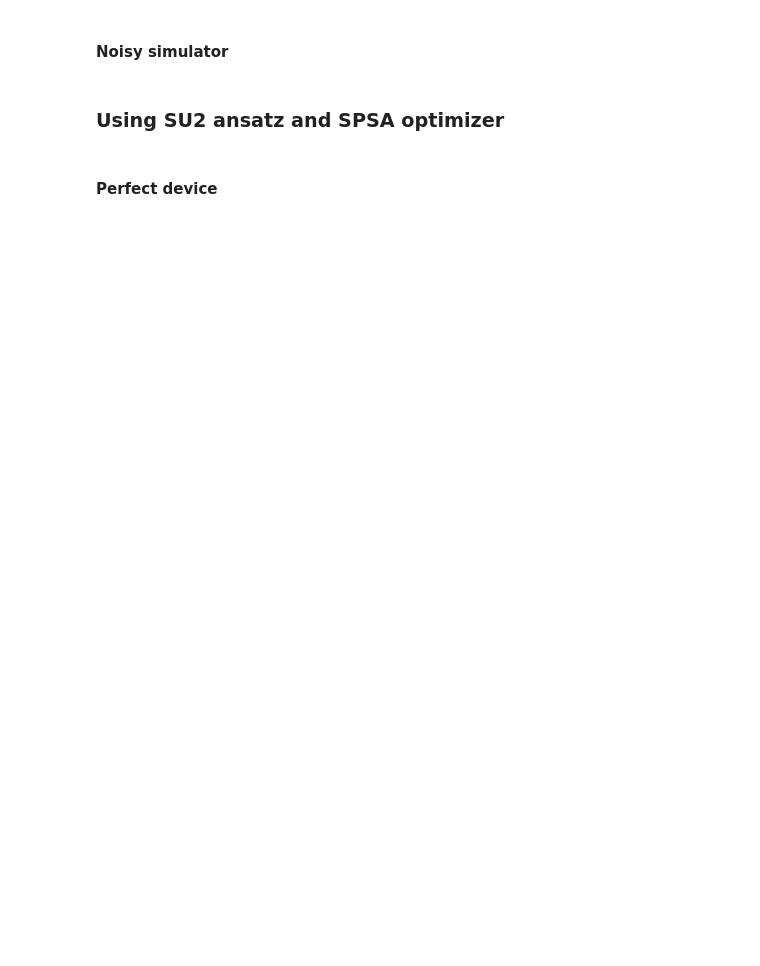
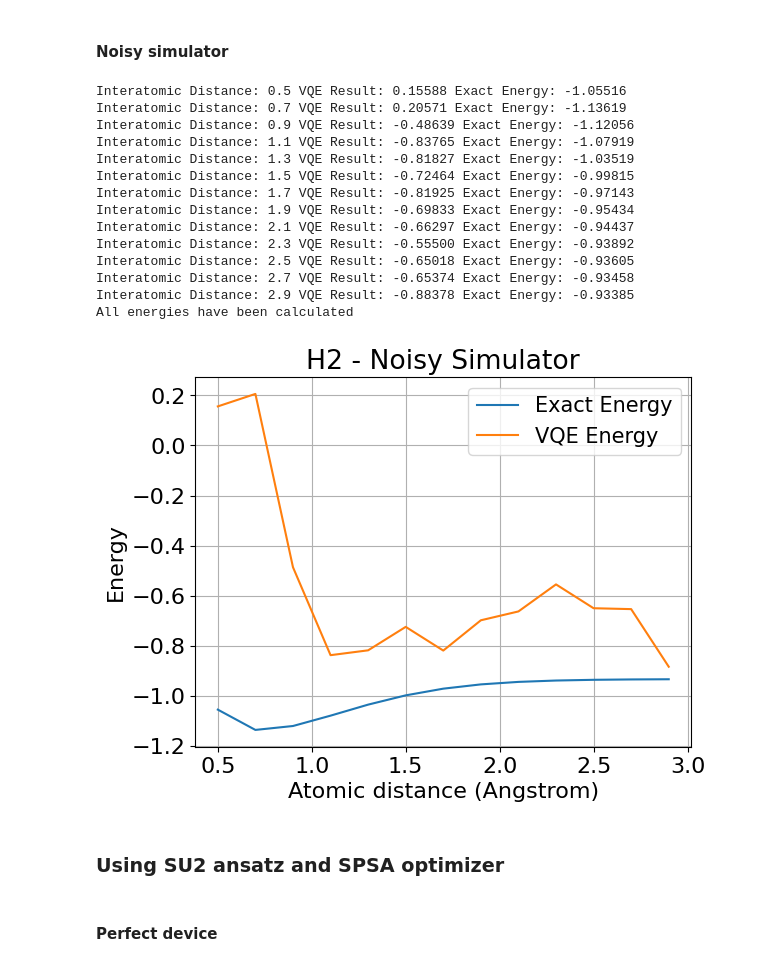
Before and after one commit to mgabijo/Quantum-Chemistry, a Jupyter notebook: final_notebook.ipynb, the cells around one changed output. Saved outputs shown, nothing was run; the diff lists cells and outputs as text; code cells hidden in the pictures; blank space fills up the shorter version.

```diff
--- a/final_notebook.ipynb
+++ b/final_notebook.ipynb
@@ -50,7 +55,7 @@ Class of Quantum Computation of University of Minho (2022/2023)
 statevector_simulator = Aer.get_backend("statevector_simulator")
 
 # Choose the real device
-real_device = provider.get_backend('ibm_perth')
+real_device = provider.get_backend('ibm_lagos')
 
 # Create a simulator from the real device
 simulator_device = AerSimulator.from_backend(real_device)
@@ -226,11 +258,27 @@ plot_energies(distances, exact_energies, vqe_energies, "H2")
 # %%
 optimizer = SLSQP(maxiter=100)
 var_form = "UCCSD"
 quantum_instance = simulator_device
 
 # Run
 exact_energies, vqe_energies = run_distances(distances, molecule_geometry, multiplicity, charge, remove_orbitals, optimizer, var_form, quantum_instance, var_form)
-plot_energies(distances, exact_energies, vqe_energies, "H2")
+plot_energies(distances, exact_energies, vqe_energies, "H2 - Noisy Simulator")
+# %% [output]
+Interatomic Distance: 0.5 VQE Result: 0.15588 Exact Energy: -1.05516
+Interatomic Distance: 0.7 VQE Result: 0.20571 Exact Energy: -1.13619
+Interatomic Distance: 0.9 VQE Result: -0.48639 Exact Energy: -1.12056
+Interatomic Distance: 1.1 VQE Result: -0.83765 Exact Energy: -1.07919
+Interatomic Distance: 1.3 VQE Result: -0.81827 Exact Energy: -1.03519
+Interatomic Distance: 1.5 VQE Result: -0.72464 Exact Energy: -0.99815
+Interatomic Distance: 1.7 VQE Result: -0.81925 Exact Energy: -0.97143
+Interatomic Distance: 1.9 VQE Result: -0.69833 Exact Energy: -0.95434
+Interatomic Distance: 2.1 VQE Result: -0.66297 Exact Energy: -0.94437
+Interatomic Distance: 2.3 VQE Result: -0.55500 Exact Energy: -0.93892
+Interatomic Distance: 2.5 VQE Result: -0.65018 Exact Energy: -0.93605
+Interatomic Distance: 2.7 VQE Result: -0.65374 Exact Energy: -0.93458
+Interatomic Distance: 2.9 VQE Result: -0.88378 Exact Energy: -0.93385
+All energies have been calculated
+[figure, added]
 # %% [markdown]
 ### Using SU2 ansatz and SPSA optimizer
 # %% [markdown]
```
Also changed, not shown: parts of 14 cells of this notebook.
